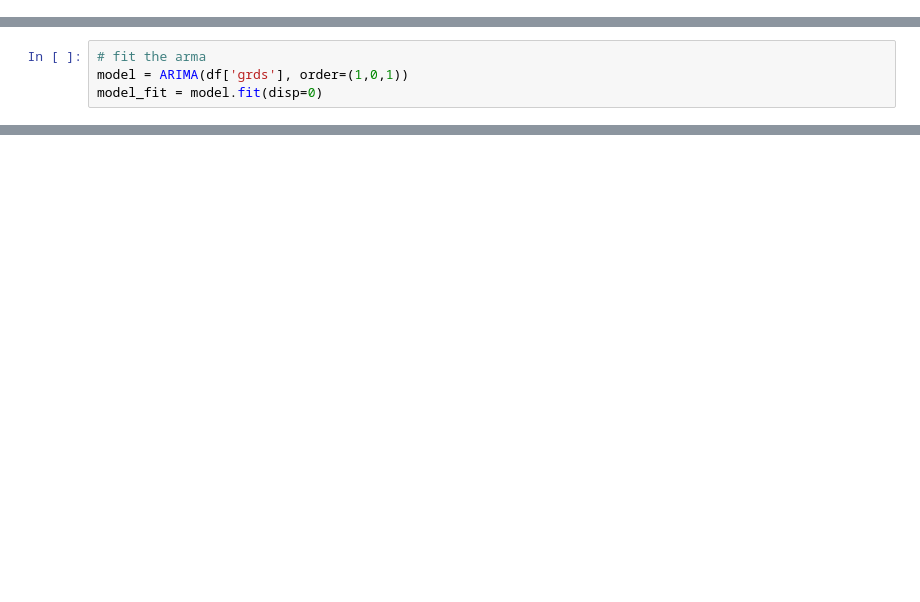
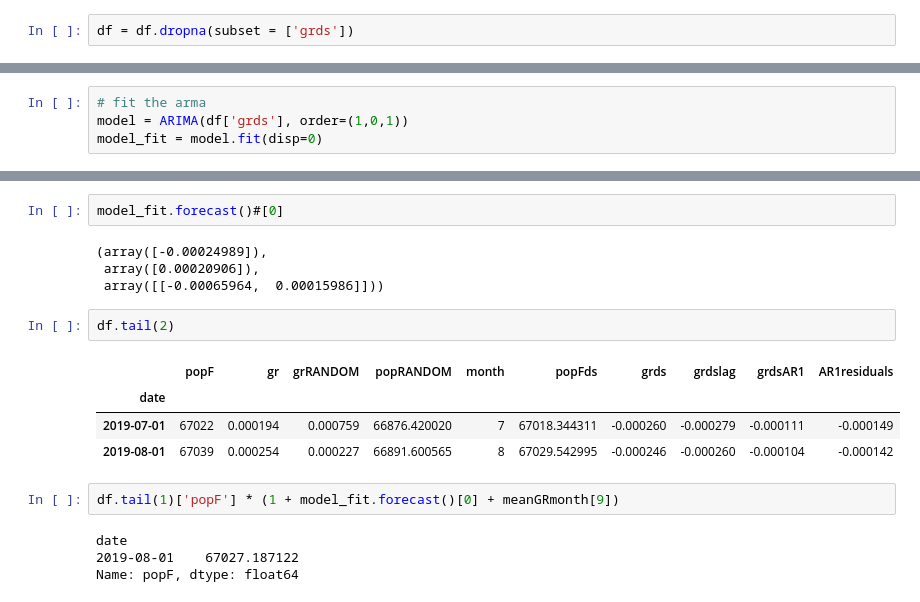
Before and after one commit to thomaspernet/PythonFinanceClass, a Jupyter notebook: QuantitativeFinance/Exam1.ipynb, the cells around one changed output, grey strips where cells are left out. Cells and saved outputs as stored; diff of their text form; blank space fills up the shorter version.

```diff
--- a/QuantitativeFinance/Exam1.ipynb
+++ b/QuantitativeFinance/Exam1.ipynb
@@ -521,3 +688,5 @@ df['grds'].plot()
+# %%
+df = df.dropna(subset = ['grds'])
 # %% [markdown]
 Apply an Augmented Dickey-Fuller test, is the time series now stationary?
 # %%
@@ -637,0 +1080,19 @@ plot_acf(model_fit.resid, lags=40)
+# %%
+model_fit.forecast()#[0]
+# %% [output]
+(array([-0.00024989]),
+ array([0.00020906]),
+ array([[-0.00065964,  0.00015986]]))
+# %%
+df.tail(2)
+# %% [output]
+|  | popF | gr | grRANDOM | popRANDOM | month | popFds | grds | grdslag | grdsAR1 | AR1residuals |
+| date |  |  |  |  |  |  |  |  |  |  |
+| 2019-07-01 | 67022 | 0.000194 | 0.000759 | 66876.420020 | 7 | 67018.344311 | -0.000260 | -0.000279 | -0.000111 | -0.000149 |
+| 2019-08-01 | 67039 | 0.000254 | 0.000227 | 66891.600565 | 8 | 67029.542995 | -0.000246 | -0.000260 | -0.000104 | -0.000142 |
+# %%
+df.tail(1)['popF'] * (1 + model_fit.forecast()[0] + meanGRmonth[9])
+# %% [output]
+date
+2019-08-01    67027.187122
+Name: popF, dtype: float64
```
Also changed, not shown: parts of 67 cells of this notebook.
